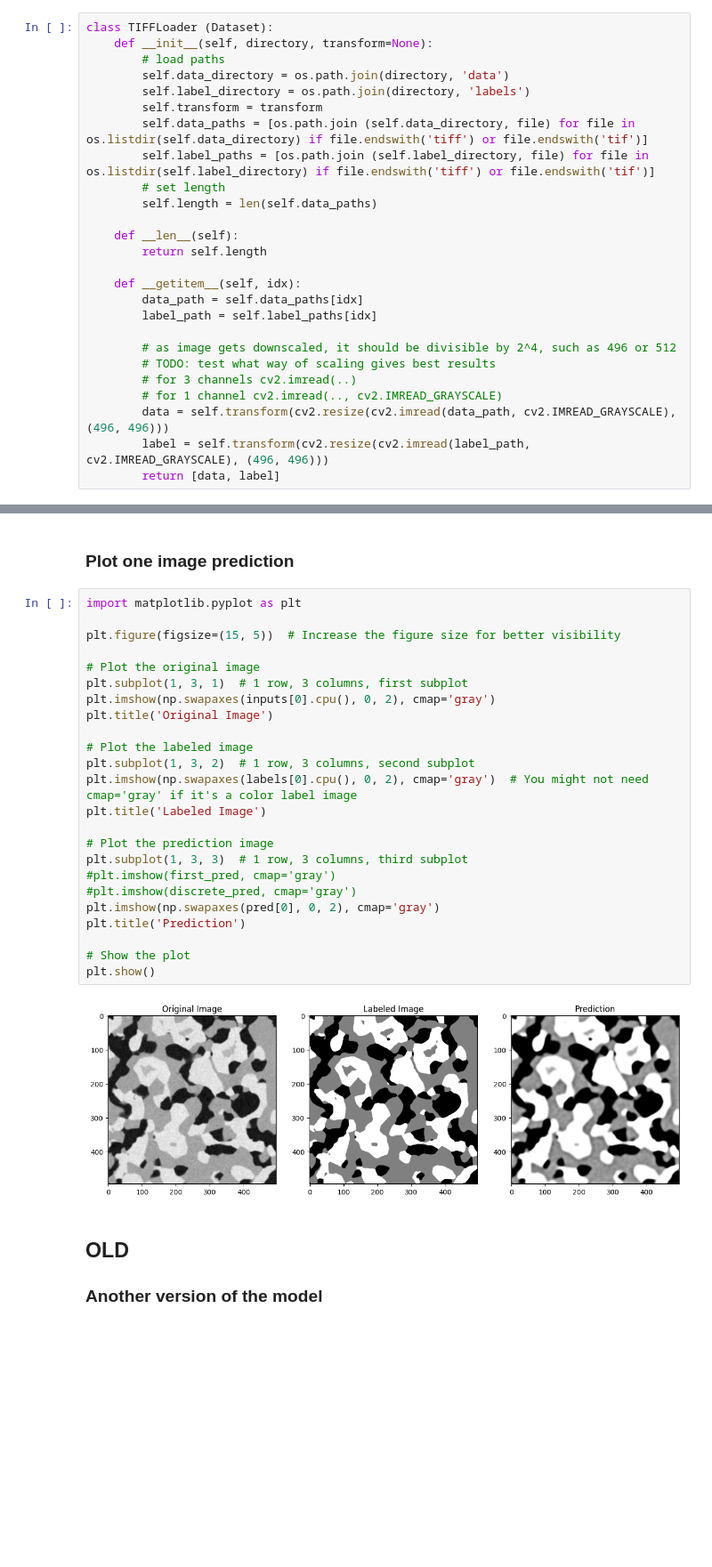
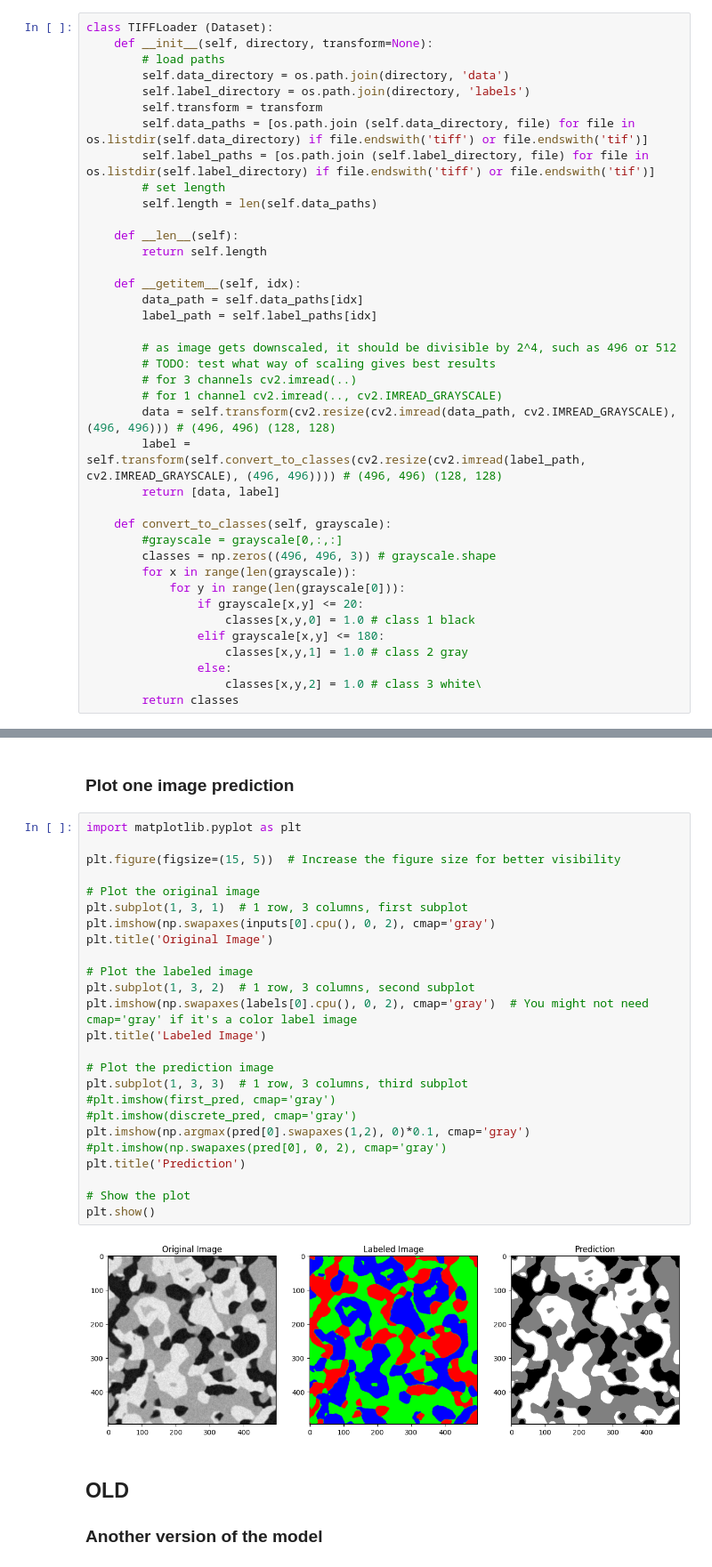
Before and after one commit to davidschep/xray-segmentation, a Jupyter notebook: UNet_Notebook.ipynb, the cells around one changed output, grey strips where cells are left out. Shown: that part at 89% size. Drawn from its saved outputs; the diff is of its cells as text; blank space fills up the shorter version.

Commit message:
load target data as classes rather than gray scale

```diff
--- a/UNet_Notebook.ipynb
+++ b/UNet_Notebook.ipynb
@@ -65,7 +65,20 @@ class TIFFLoader (Dataset):
         # TODO: test what way of scaling gives best results
         # for 3 channels cv2.imread(..)
         # for 1 channel cv2.imread(.., cv2.IMREAD_GRAYSCALE)
-        data = self.transform(cv2.resize(cv2.imread(data_path, cv2.IMREAD_GRAYSCALE), (496, 496)))
-        label = self.transform(cv2.resize(cv2.imread(label_path, cv2.IMREAD_GRAYSCALE), (496, 496)))
+        data = self.transform(cv2.resize(cv2.imread(data_path, cv2.IMREAD_GRAYSCALE), (496, 496))) # (496, 496) (128, 128)
+        label = self.transform(self.convert_to_classes(cv2.resize(cv2.imread(label_path, cv2.IMREAD_GRAYSCALE), (496, 496)))) # (496, 496) (128, 128)
         return [data, label]
+
+    def convert_to_classes(self, grayscale):
+        #grayscale = grayscale[0,:,:]
+        classes = np.zeros((496, 496, 3)) # grayscale.shape
+        for x in range(len(grayscale)):
+            for y in range(len(grayscale[0])):
+                if grayscale[x,y] <= 20:
+                    classes[x,y,0] = 1.0 # class 1 black
+                elif grayscale[x,y] <= 180:
+                    classes[x,y,1] = 1.0 # class 2 gray
+                else:
+                    classes[x,y,2] = 1.0 # class 3 white\
+        return classes
 # %%
@@ -501,29 +636,30 @@ for x in range(len(discrete_pred)):
 # %%
 import matplotlib.pyplot as plt
 
 plt.figure(figsize=(15, 5))  # Increase the figure size for better visibility
 
 # Plot the original image
 plt.subplot(1, 3, 1)  # 1 row, 3 columns, first subplot
 plt.imshow(np.swapaxes(inputs[0].cpu(), 0, 2), cmap='gray')
 plt.title('Original Image')
 
 # Plot the labeled image
 plt.subplot(1, 3, 2)  # 1 row, 3 columns, second subplot
 plt.imshow(np.swapaxes(labels[0].cpu(), 0, 2), cmap='gray')  # You might not need cmap='gray' if it's a color label image
 plt.title('Labeled Image')
 
 # Plot the prediction image
 plt.subplot(1, 3, 3)  # 1 row, 3 columns, third subplot
 #plt.imshow(first_pred, cmap='gray')
 #plt.imshow(discrete_pred, cmap='gray')
-plt.imshow(np.swapaxes(pred[0], 0, 2), cmap='gray')
+plt.imshow(np.argmax(pred[0].swapaxes(1,2), 0)*0.1, cmap='gray')
+#plt.imshow(np.swapaxes(pred[0], 0, 2), cmap='gray')
 plt.title('Prediction')
 
 # Show the plot
 plt.show()
 # %% [output]
-[figure, old version]
+[figure, new version]
 # %% [markdown]
 ## OLD
 ### Another version of the model
```
Also changed, not shown: parts of 14 cells of this notebook.
